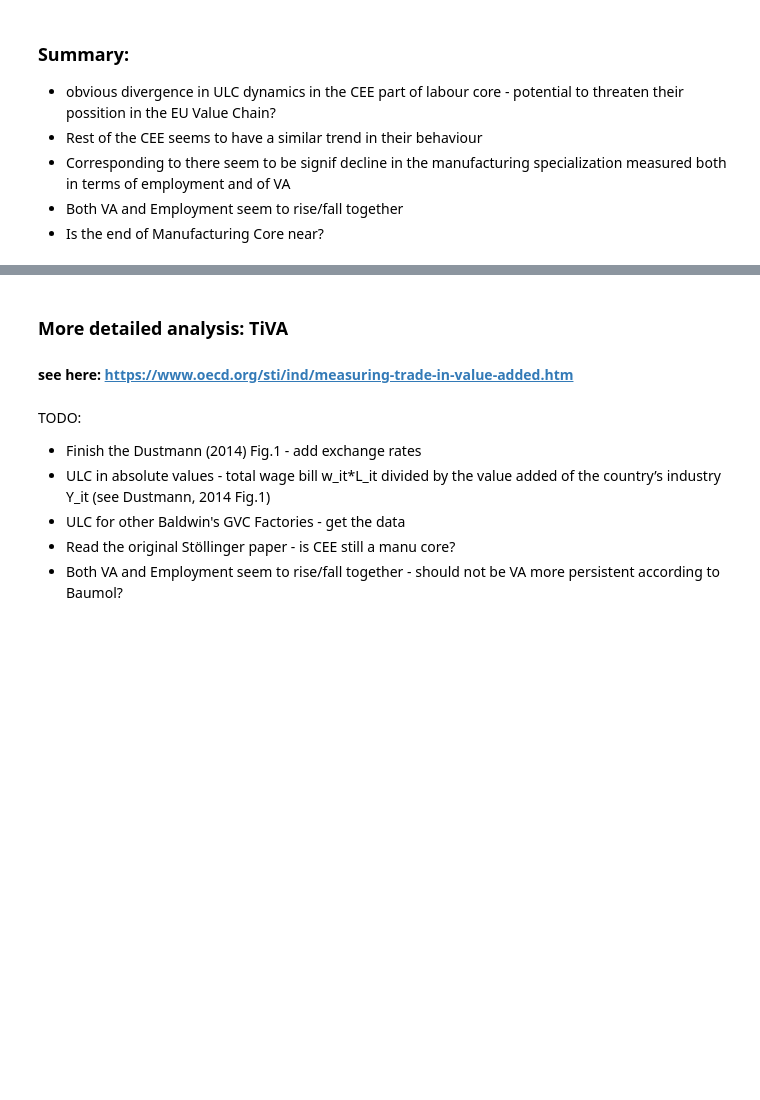
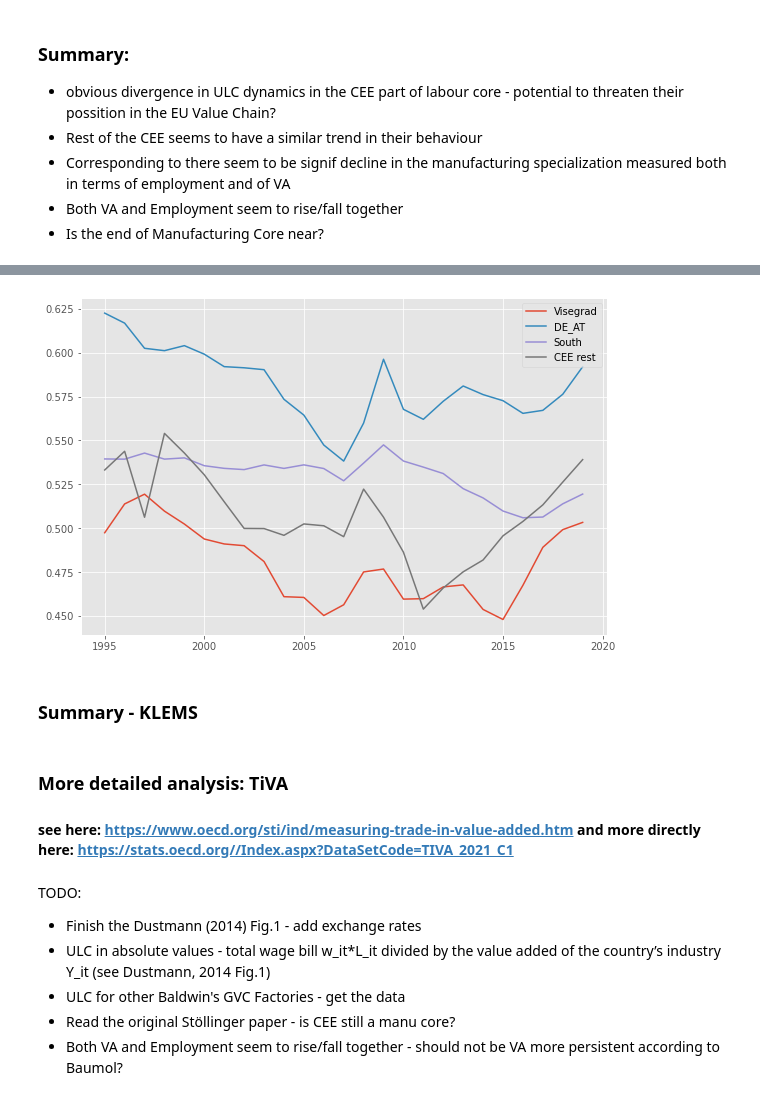
Before and after one commit to JanPintera/ad_hocPy, a Jupyter notebook: cee_competitiveness/CEE_competitivness.ipynb, the cells around one changed output, grey strips where cells are left out. Saved outputs shown, nothing was run; the diff lists cells and outputs as text; code cells hidden in the pictures; blank space fills up the shorter version.

```diff
--- a/cee_competitiveness/CEE_competitivness.ipynb
+++ b/cee_competitiveness/CEE_competitivness.ipynb
@@ -281,6 +297,20 @@ with plt.style.context('ggplot'):
+# %%
+klems_ulc_regions = klems_ulc.groupby(['region', 'year']).agg({'ULC': 'mean'}).reset_index().groupby('region')
+with plt.style.context('ggplot'):
+    fig, ax = plt.subplots(constrained_layout=True, figsize=(8, 5))
+    ax.plot(klems_ulc_regions.get_group('visegrad')['year'], klems_ulc_regions.get_group('visegrad')['ULC'], label='Visegrad')
+    ax.plot(klems_ulc_regions.get_group('DE_AT')['year'], klems_ulc_regions.get_group('DE_AT')['ULC'], label='DE_AT')
+    ax.plot(klems_ulc_regions.get_group('south')['year'], klems_ulc_regions.get_group('south')['ULC'], label='South')
+    ax.plot(klems_ulc_regions.get_group('CEE_non_core')['year'], klems_ulc_regions.get_group('CEE_non_core')['ULC'], label='CEE rest') # Includes RO+BG and Baltics
+
+    ax.legend()
+# %% [output]
+[figure, added]
+# %% [markdown]
+### Summary - KLEMS
 # %% [markdown]
 ### More detailed analysis: TiVA
-#### see here: https://www.oecd.org/sti/ind/measuring-trade-in-value-added.htm
+#### see here: https://www.oecd.org/sti/ind/measuring-trade-in-value-added.htm and more directly here: https://stats.oecd.org//Index.aspx?DataSetCode=TIVA_2021_C1
 # %% [markdown]
 TODO:
 - Finish the Dustmann (2014) Fig.1 - add exchange rates
```
Also changed, not shown: parts of 6 cells of this notebook.
